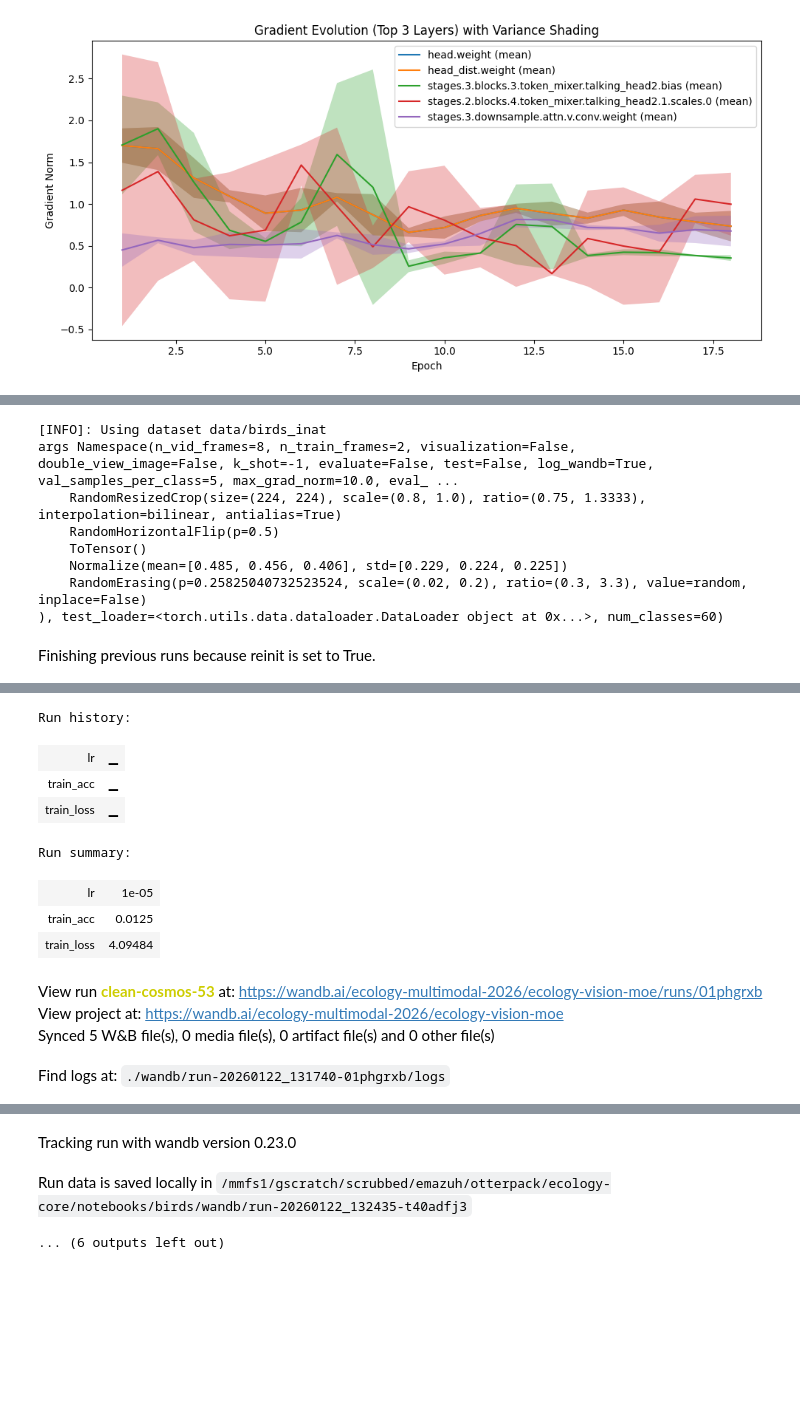
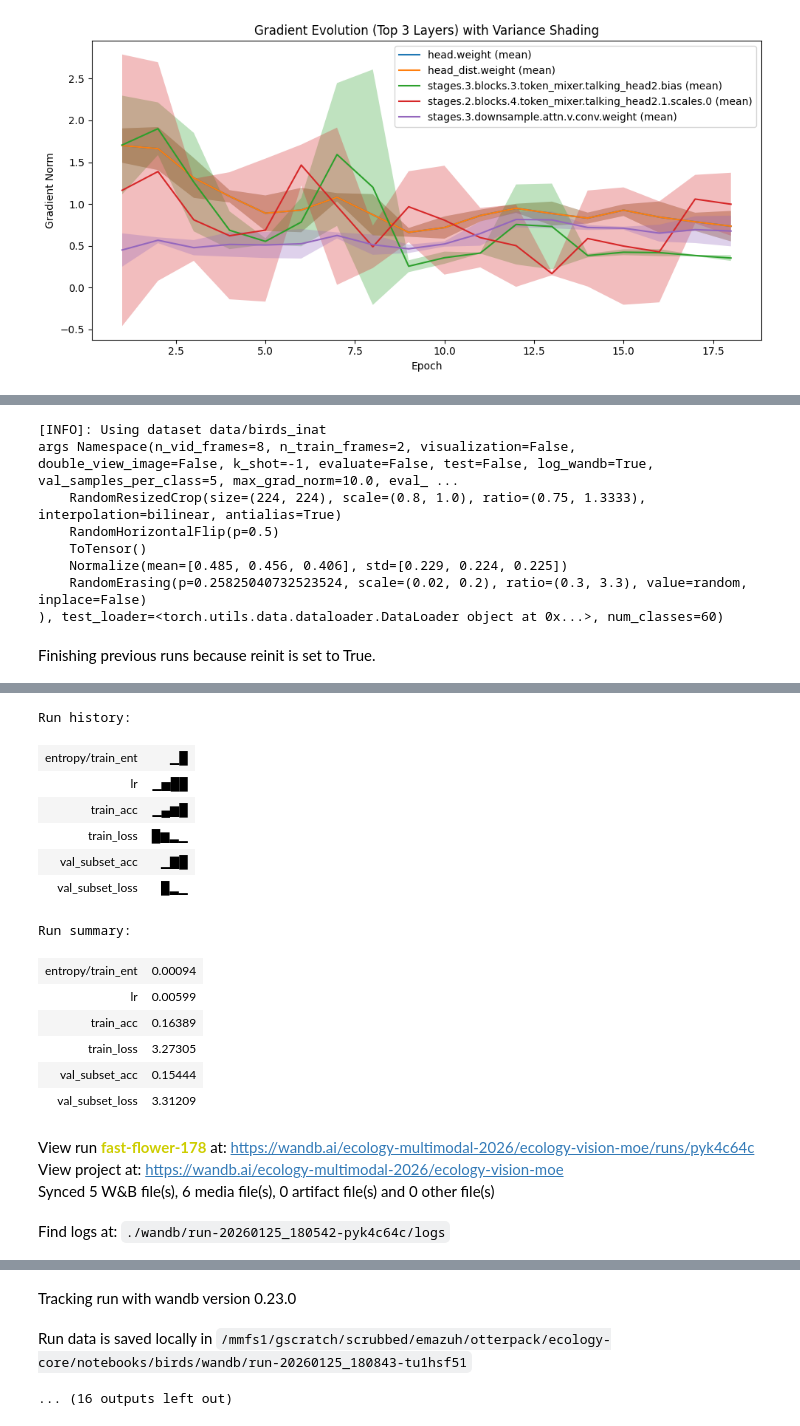
Before and after one commit to emazuh/ecology-core, a Jupyter notebook: notebooks/birds/LayerGradImportance.ipynb, the cells around one changed output, grey strips where cells are left out. Drawn from its saved outputs; the diff is of its cells as text; code cells hidden in the pictures; blank space fills up the shorter version.

```diff
--- a/notebooks/birds/LayerGradImportance.ipynb
+++ b/notebooks/birds/LayerGradImportance.ipynb
@@ -155,43 +155,49 @@ from training.logging import log_optuna_importance_to_wandb
 # %%
 adapter_cfg = AdapterConfig(
         place_on="mlp",
         layer_mode="all",
     )
 objective_mlp(
             trial=None,
-            epochs=2,
+            epochs=10,#2,
             model_name="mobilevit", # "efficientformer", # "mobilevit",
             dataset_name="birds_inat",
-            data_subset=0.05, # 0.25, # 0.1
+            data_subset=0.1, #0.05, # 0.25, # 0.1
             adapter_cfg=adapter_cfg,
             log_wandb=True,
-            chain_type="par_fixed",
+            chain_type="par_input",#"par_fixed",
             ds_grad_norm_file=None,# 'birds_grad_norm_per_layer.csv',
         )
 # %% [output]
 [INFO]: Using dataset data/birds_inat
 args Namespace(n_vid_frames=8, n_train_frames=2, visualization=False, double_view_image=False, k_shot=-1, evaluate=False, test=False, log_wandb=True, val_samples_per_class=5, max_grad_norm=10.0, eval_ ...
     RandomResizedCrop(size=(224, 224), scale=(0.8, 1.0), ratio=(0.75, 1.3333), interpolation=bilinear, antialias=True)
     RandomHorizontalFlip(p=0.5)
     ToTensor()
     Normalize(mean=[0.485, 0.456, 0.406], std=[0.229, 0.224, 0.225])
     RandomErasing(p=0.25825040732523524, scale=(0.02, 0.2), ratio=(0.3, 3.3), value=random, inplace=False)
 ), test_loader=<torch.utils.data.dataloader.DataLoader object at 0x...>, num_classes=60)
 Finishing previous runs because reinit is set to True.
 [interactive output not drawn]
 Run history:
-| lr | ▁ |
-| train_acc | ▁ |
-| train_loss | ▁ |
+| entropy/train_ent | ▁█ |
+| lr | ▁▅██ |
+| train_acc | ▁▄▆█ |
+| train_loss | █▆▂▁ |
+| val_subset_acc | ▁▇█ |
+| val_subset_loss | █▂▁ |
 Run summary:
-| lr | 1e-05 |
-| train_acc | 0.0125 |
-| train_loss | 4.09484 |
+| entropy/train_ent | 0.00094 |
+| lr | 0.00599 |
+| train_acc | 0.16389 |
+| train_loss | 3.27305 |
+| val_subset_acc | 0.15444 |
+| val_subset_loss | 3.31209 |
-View run clean-cosmos-53 at: https://wandb.ai/ecology-multimodal-2026/ecology-vision-moe/runs/01phgrxb
+View run fast-flower-178 at: https://wandb.ai/ecology-multimodal-2026/ecology-vision-moe/runs/pyk4c64c
 View project at: https://wandb.ai/ecology-multimodal-2026/ecology-vision-moe
-Synced 5 W&B file(s), 0 media file(s), 0 artifact file(s) and 0 other file(s)
+Synced 5 W&B file(s), 6 media file(s), 0 artifact file(s) and 0 other file(s)
-Find logs at: ./wandb/run-20260122_131740-01phgrxb/logs
+Find logs at: ./wandb/run-20260125_180542-pyk4c64c/logs
 [interactive output not drawn]
 Tracking run with wandb version 0.23.0
-Run data is saved locally in /mmfs1/gscratch/scrubbed/emazuh/otterpack/ecology-core/notebooks/birds/wandb/run-20260122_132435-t40adfj3
+Run data is saved locally in /mmfs1/gscratch/scrubbed/emazuh/otterpack/ecology-core/notebooks/birds/wandb/run-20260125_180843-tu1hsf51
-... (6 outputs left out)
+... (16 outputs left out)
```
Also changed, not shown: parts of 1 cell of this notebook, 3 other files.
